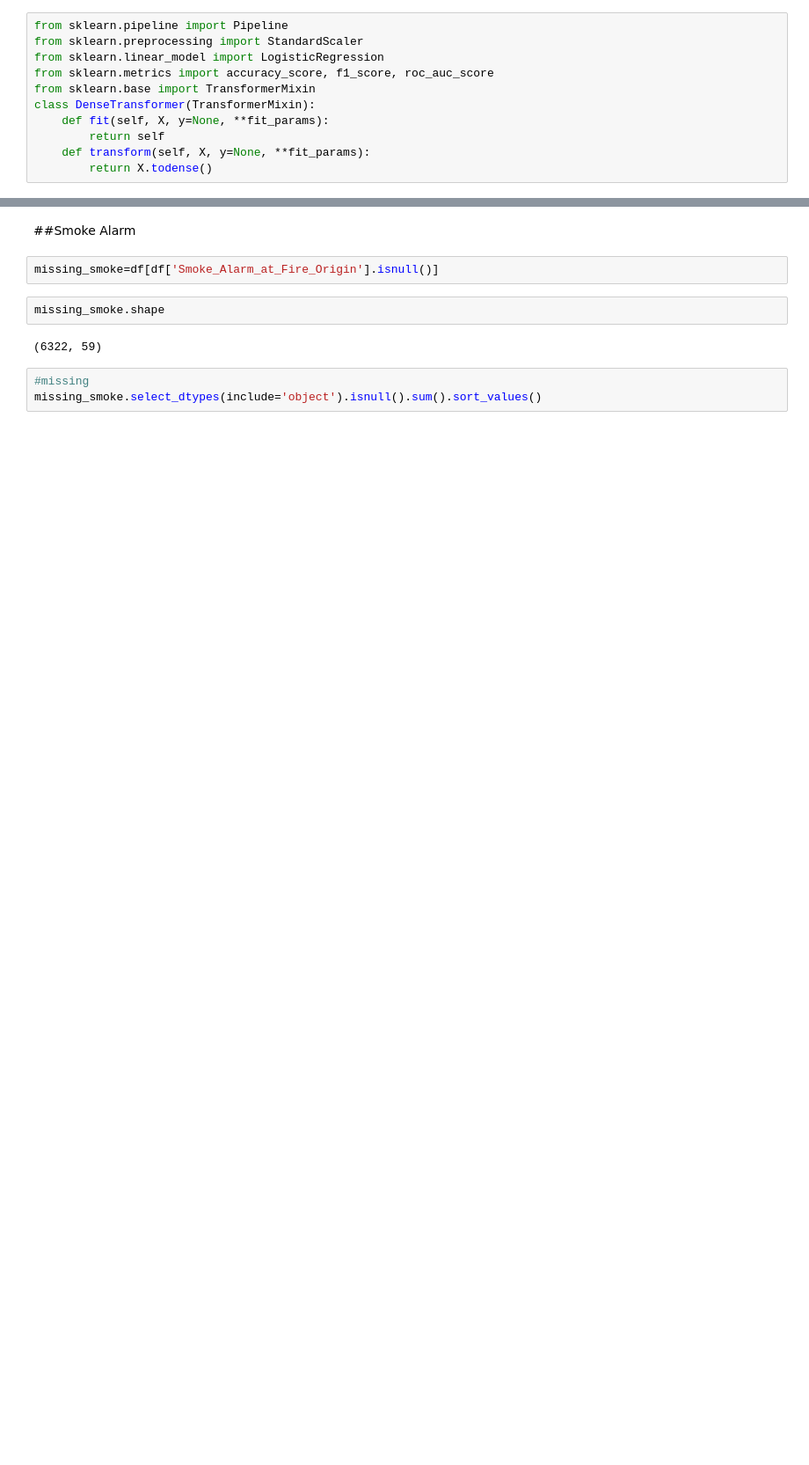
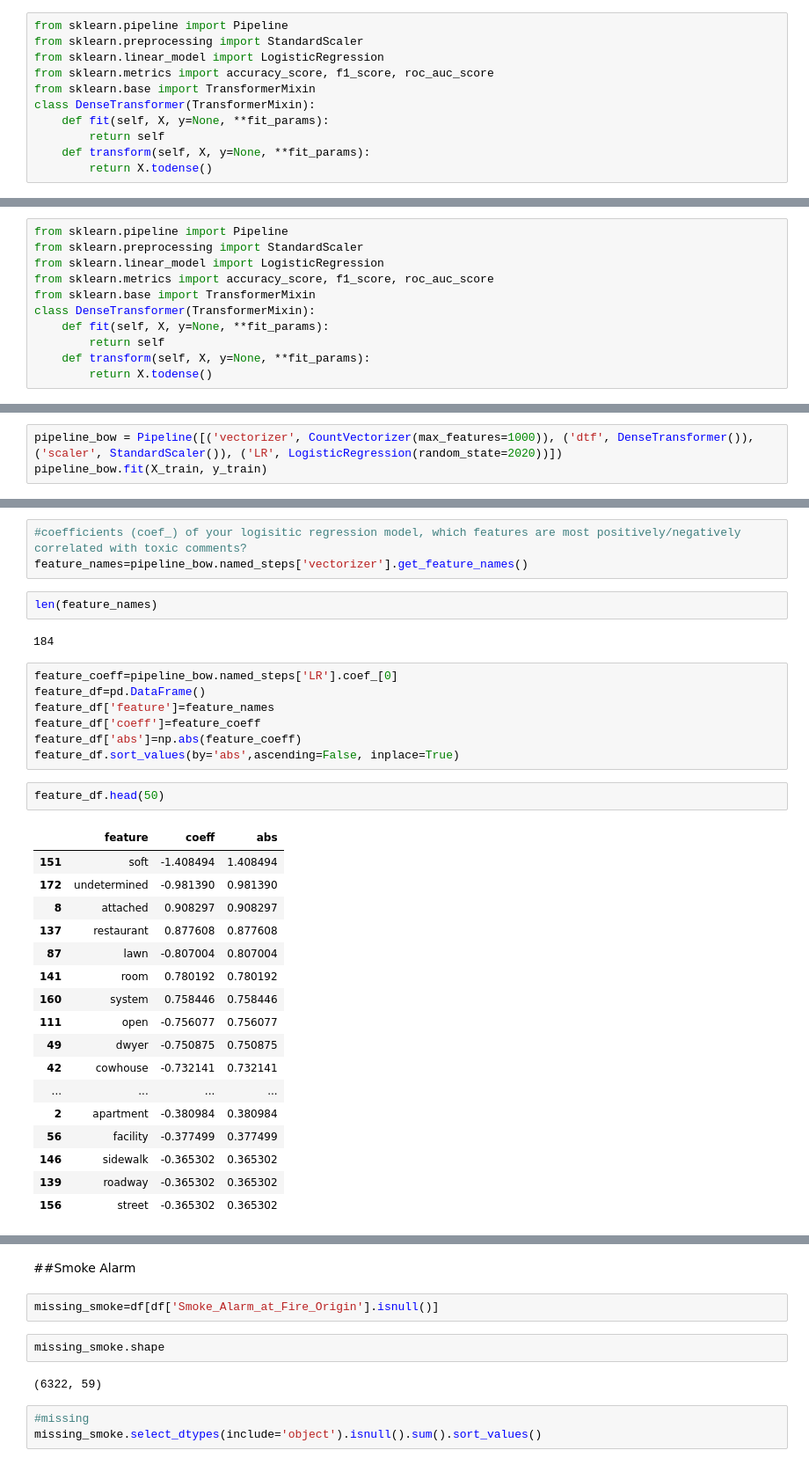
Before and after one commit to JimenaBaripatti/FeatureEngineering, a Jupyter notebook: Fire_High_Cardinality_Categorical.ipynb, the cells around one changed output, grey strips where cells are left out. Shown at 88% size. Cells and saved outputs as stored; diff of their text form; blank space fills up the shorter version.

```diff
--- a/Fire_High_Cardinality_Categorical.ipynb
+++ b/Fire_High_Cardinality_Categorical.ipynb
@@ -634,0 +820,11 @@ df_p[df_p['Property_Use'].str.contains('Subway')]
+# %%
+from sklearn.pipeline import Pipeline
+from sklearn.preprocessing import StandardScaler
+from sklearn.linear_model import LogisticRegression
+from sklearn.metrics import accuracy_score, f1_score, roc_auc_score
+from sklearn.base import TransformerMixin
+class DenseTransformer(TransformerMixin):
+    def fit(self, X, y=None, **fit_params):
+        return self
+    def transform(self, X, y=None, **fit_params):
+        return X.todense()
@@ -634,0 +833,3 @@ df_p[df_p['Property_Use'].str.contains('Subway')]
+# %%
+pipeline_bow = Pipeline([('vectorizer', CountVectorizer(max_features=1000)), ('dtf', DenseTransformer()),('scaler', StandardScaler()), ('LR', LogisticRegression(random_state=2020))])
+pipeline_bow.fit(X_train, y_train)
@@ -634,0 +856,34 @@ df_p[df_p['Property_Use'].str.contains('Subway')]
+# %%
+#coefficients (coef_) of your logisitic regression model, which features are most positively/negatively correlated with toxic comments?
+feature_names=pipeline_bow.named_steps['vectorizer'].get_feature_names()
+# %%
+len(feature_names)
+# %% [output]
+184
+# %%
+feature_coeff=pipeline_bow.named_steps['LR'].coef_[0]
+feature_df=pd.DataFrame()
+feature_df['feature']=feature_names
+feature_df['coeff']=feature_coeff
+feature_df['abs']=np.abs(feature_coeff)
+feature_df.sort_values(by='abs',ascending=False, inplace=True)
+# %%
+feature_df.head(50)
+# %% [output]
+|  | feature | coeff | abs |
+| 151 | soft | -1.408494 | 1.408494 |
+| 172 | undetermined | -0.981390 | 0.981390 |
+| 8 | attached | 0.908297 | 0.908297 |
+| 137 | restaurant | 0.877608 | 0.877608 |
+| 87 | lawn | -0.807004 | 0.807004 |
+| 141 | room | 0.780192 | 0.780192 |
+| 160 | system | 0.758446 | 0.758446 |
+| 111 | open | -0.756077 | 0.756077 |
+| 49 | dwyer | -0.750875 | 0.750875 |
+| 42 | cowhouse | -0.732141 | 0.732141 |
+| ... | ... | ... | ... |
+| 2 | apartment | -0.380984 | 0.380984 |
+| 56 | facility | -0.377499 | 0.377499 |
+| 146 | sidewalk | -0.365302 | 0.365302 |
+| 139 | roadway | -0.365302 | 0.365302 |
+| 156 | street | -0.365302 | 0.365302 |
```
Also changed, not shown: parts of 134 cells of this notebook.
